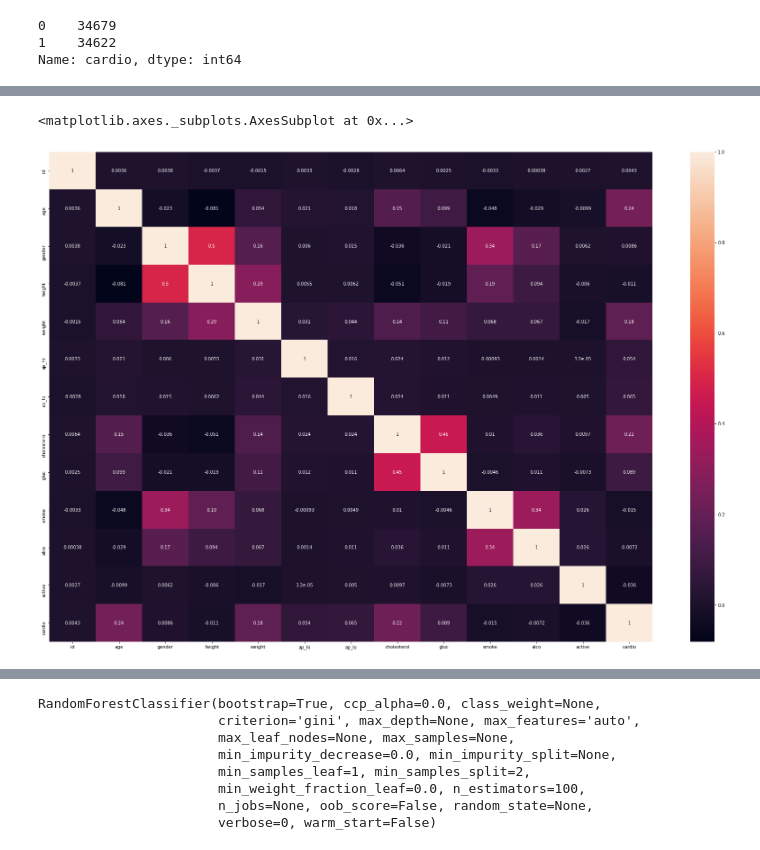
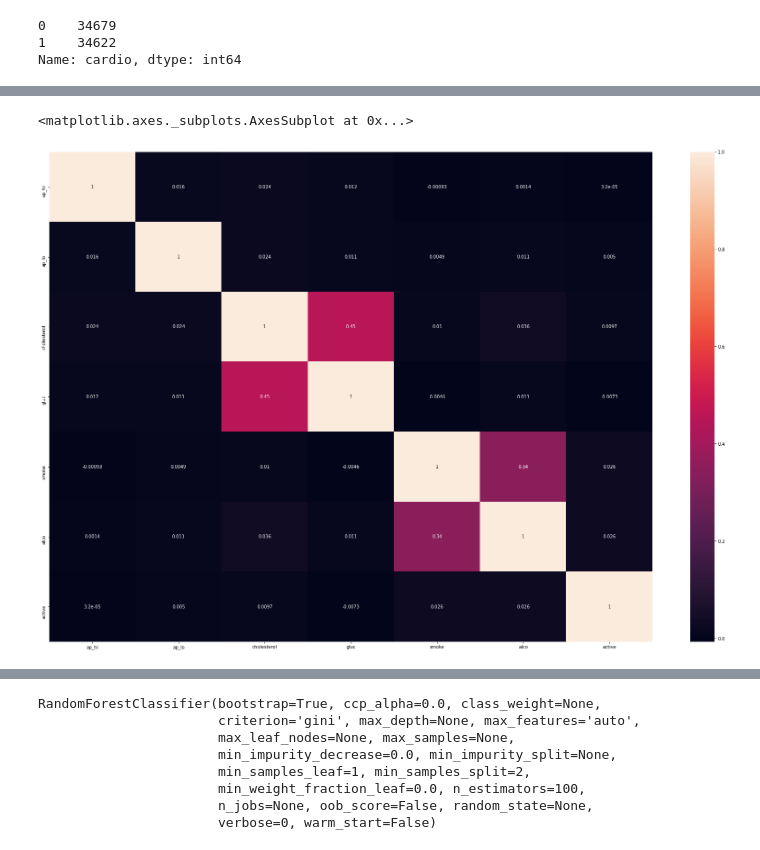
Before and after one commit to ikyath/CardioVascularDiseaseDetection, a Jupyter notebook: Cardiovascular_Disease_Detection.ipynb, the cells around one changed output, grey strips where cells are left out. Drawn from its saved outputs; the diff is of its cells as text; code cells hidden in the pictures.

```diff
--- a/Cardiovascular_Disease_Detection.ipynb
+++ b/Cardiovascular_Disease_Detection.ipynb
@@ -99,5 +147,5 @@ Name: cardio, dtype: int64
 from sklearn.preprocessing import StandardScaler
 from sklearn.model_selection import train_test_split
 # %%
-features=['age','gender','height','weight','ap_hi','ap_lo','cholesterol','gluc','smoke','alco','active']
+features=['ap_hi','ap_lo','cholesterol','gluc','smoke','alco','active']
 # %%
@@ -172,10 +212,10 @@ import seaborn as sns
 %matplotlib inline
 # %%
 plt.figure(figsize=(30,20))
-sns.heatmap(train.corr(),annot=True)
+sns.heatmap(train[features].corr(),annot=True)
 # %% [output]
 <matplotlib.axes._subplots.AxesSubplot at 0x...>
-[figure, old version]
+[figure, new version]
 # %%
 from sklearn.linear_model import LogisticRegression
 from sklearn.metrics import accuracy_score,confusion_matrix
```
Also changed, not shown: parts of 20 cells of this notebook.
